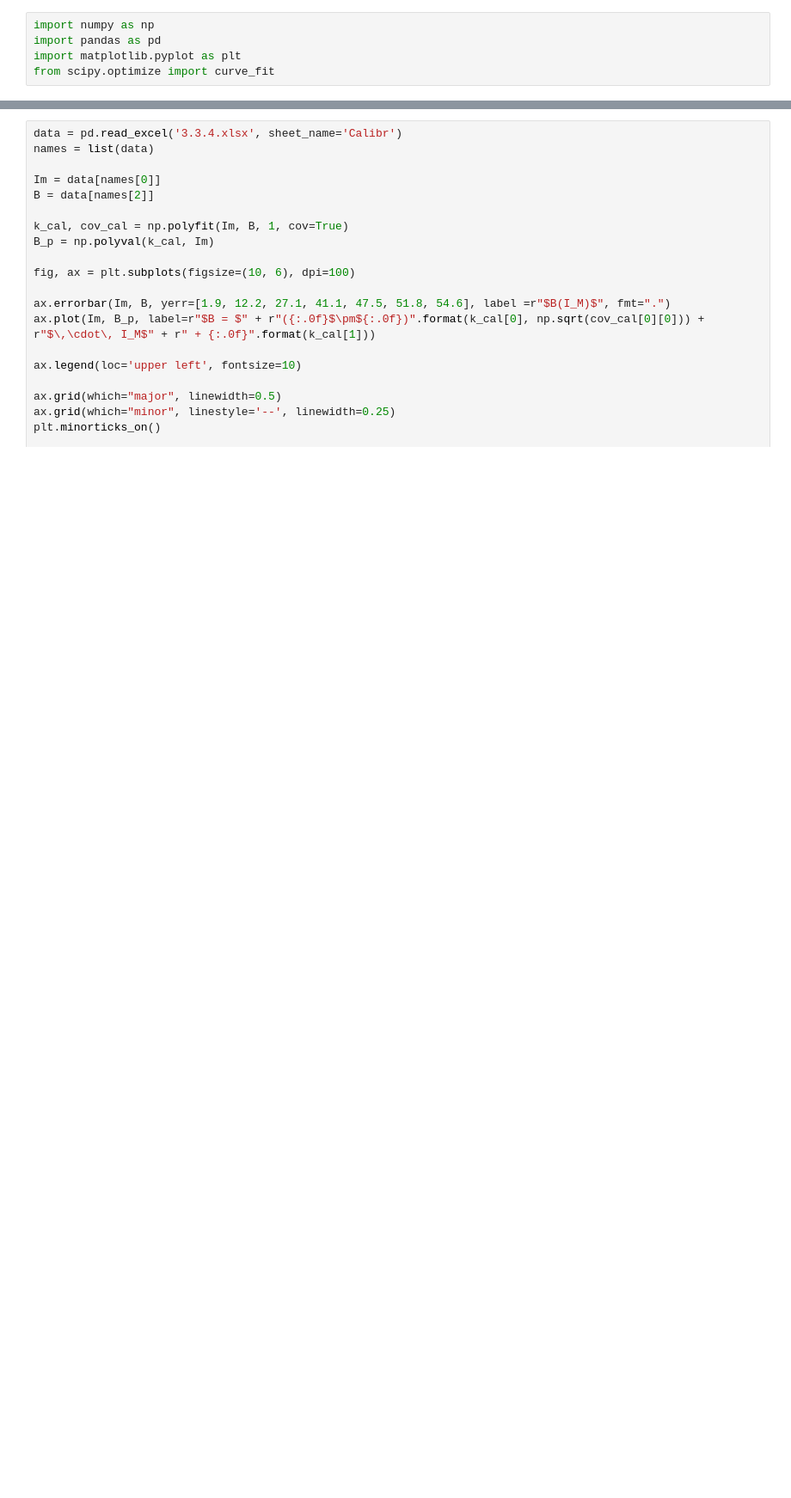
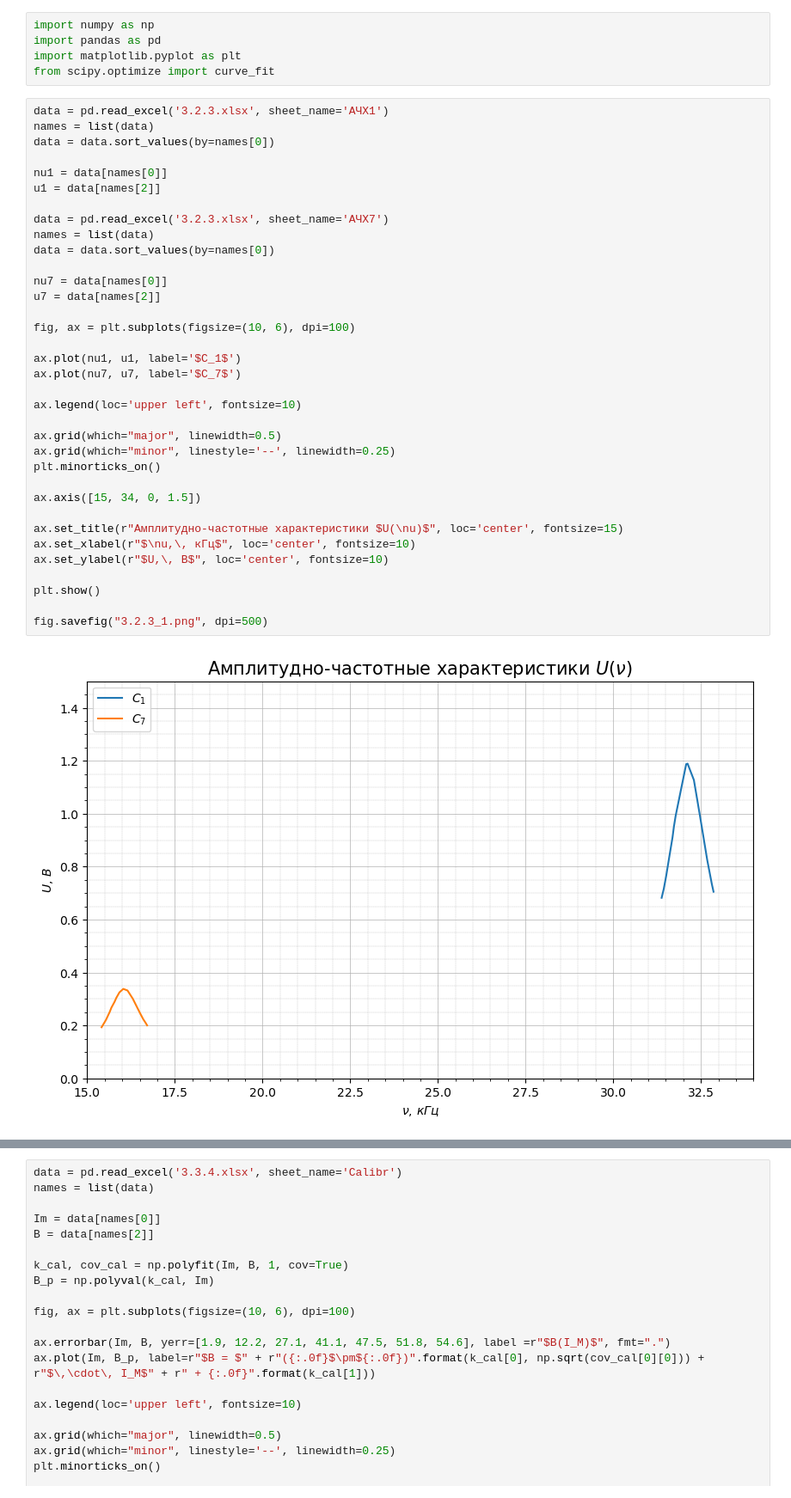
Before and after one commit to A1rsenij/Labs_physics, a Jupyter notebook: 3.2.3/3.2.3.ipynb, the cells around one changed output, grey strips where cells are left out. Shown at 86% size. Drawn from its saved outputs; the diff is of its cells as text; blank space fills up the shorter version.

```diff
--- a/3.2.3/3.2.3.ipynb
+++ b/3.2.3/3.2.3.ipynb
@@ -3,3 +3,40 @@ import numpy as np
 import pandas as pd
 import matplotlib.pyplot as plt
 from scipy.optimize import curve_fit
+# %%
+data = pd.read_excel('3.2.3.xlsx', sheet_name='АЧХ1')
+names = list(data)
+data = data.sort_values(by=names[0])
+
+nu1 = data[names[0]]
+u1 = data[names[2]]
+
+data = pd.read_excel('3.2.3.xlsx', sheet_name='АЧХ7')
+names = list(data)
+data = data.sort_values(by=names[0])
+
+nu7 = data[names[0]]
+u7 = data[names[2]]
+
+fig, ax = plt.subplots(figsize=(10, 6), dpi=100)
+
+ax.plot(nu1, u1, label='$C_1$')
+ax.plot(nu7, u7, label='$C_7$')
+
+ax.legend(loc='upper left', fontsize=10)
+
+ax.grid(which="major", linewidth=0.5)
+ax.grid(which="minor", linestyle='--', linewidth=0.25)
+plt.minorticks_on()
+
+ax.axis([15, 34, 0, 1.5])
+
+ax.set_title(r"Амплитудно-частотные характеристики $U(\nu)$", loc='center', fontsize=15)
+ax.set_xlabel(r"$\nu,\, кГц$", loc='center', fontsize=10)
+ax.set_ylabel(r"$U,\, В$", loc='center', fontsize=10)
+
+plt.show()
+
+fig.savefig("3.2.3_1.png", dpi=500)
+# %% [output]
+[figure, added]
```
Also changed, not shown: parts of 2 cells of this notebook, 3 other files.
